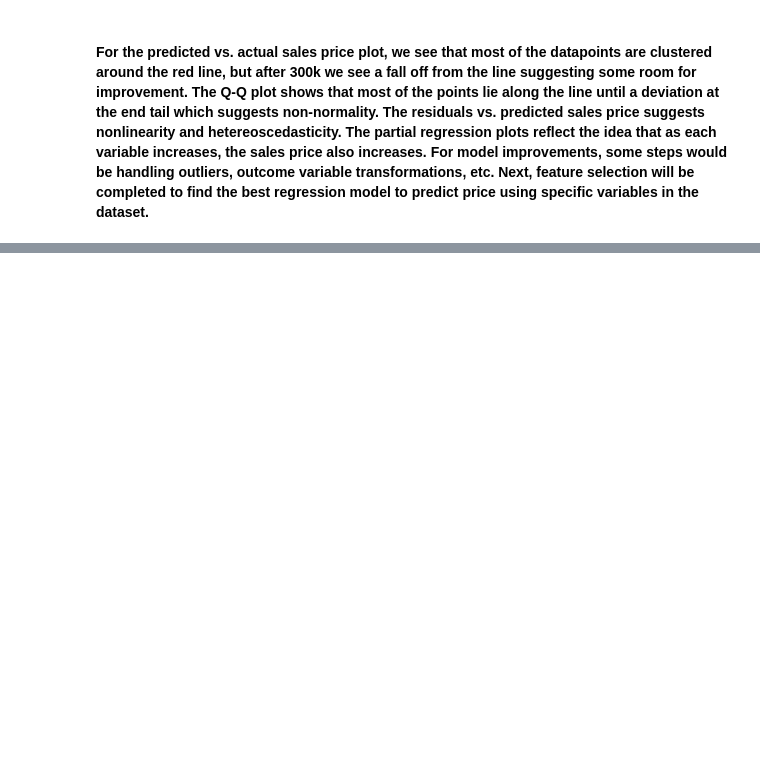
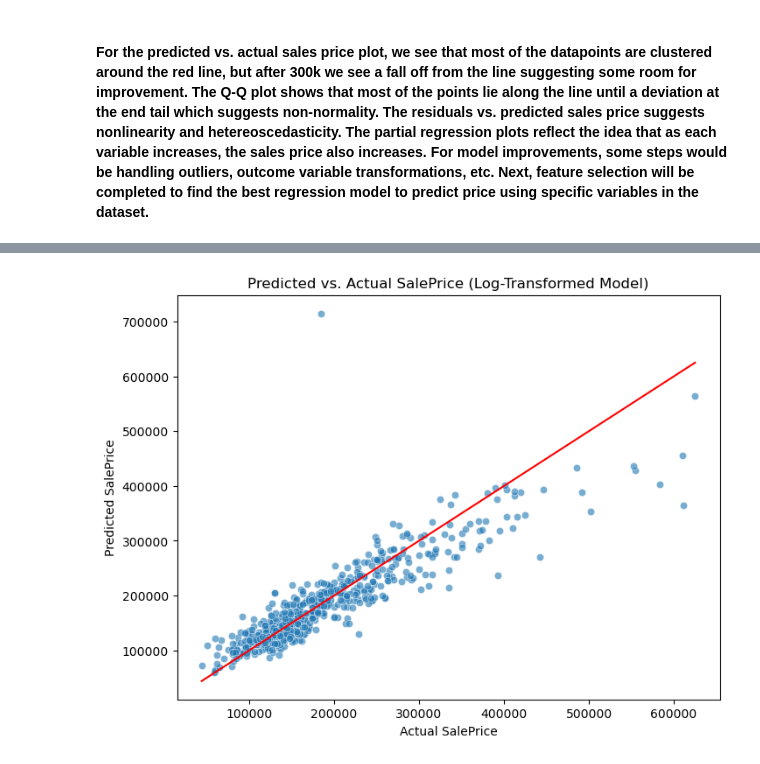
Before and after one commit to nphanrahan/data-quarks, a Jupyter notebook: notebooks/02_regression_analysis.ipynb, the cells around one changed output, grey strips where cells are left out. Saved outputs shown, nothing was run; the diff lists cells and outputs as text; code cells hidden in the pictures; blank space fills up the shorter version.

```diff
--- a/notebooks/02_regression_analysis.ipynb
+++ b/notebooks/02_regression_analysis.ipynb
@@ -84,0 +112,16 @@ plt.show()
+# %%
+import numpy as np
+from sklearn.metrics import r2_score
+from sklearn.linear_model import LinearRegression
+
+# Log-transform target variable to stabilize variance
+y_log = np.log1p(y)
+
+X_train, X_test, y_train_log, y_test_log = train_test_split(X, y_log, test_size=0.2, random_state=42)
+
+log_model = LinearRegression().fit(X_train, y_train_log)
+y_pred_log = log_model.predict(X_test)
+
+print("R² (log model):", round(r2_score(y_test_log, y_pred_log), 3))
+print("Coefficients:", dict(zip(X.columns, log_model.coef_)))
+print("Intercept:", round(log_model.intercept_, 3))
@@ -84,0 +137,14 @@ plt.show()
+# %%
+plt.figure(figsize=(8,6))
+sns.scatterplot(x=np.expm1(y_test_log), y=np.expm1(y_pred_log), alpha=0.6)
+plt.plot(
+    [np.expm1(y_test_log).min(), np.expm1(y_test_log).max()],
+    [np.expm1(y_test_log).min(), np.expm1(y_test_log).max()],
+    'r-'
+)
+plt.xlabel('Actual SalePrice')
+plt.ylabel('Predicted SalePrice')
+plt.title('Predicted vs. Actual SalePrice (Log-Transformed Model)')
+plt.show()
+# %% [output]
+[figure, added]
```
Also changed, not shown: parts of 9 cells of this notebook.
